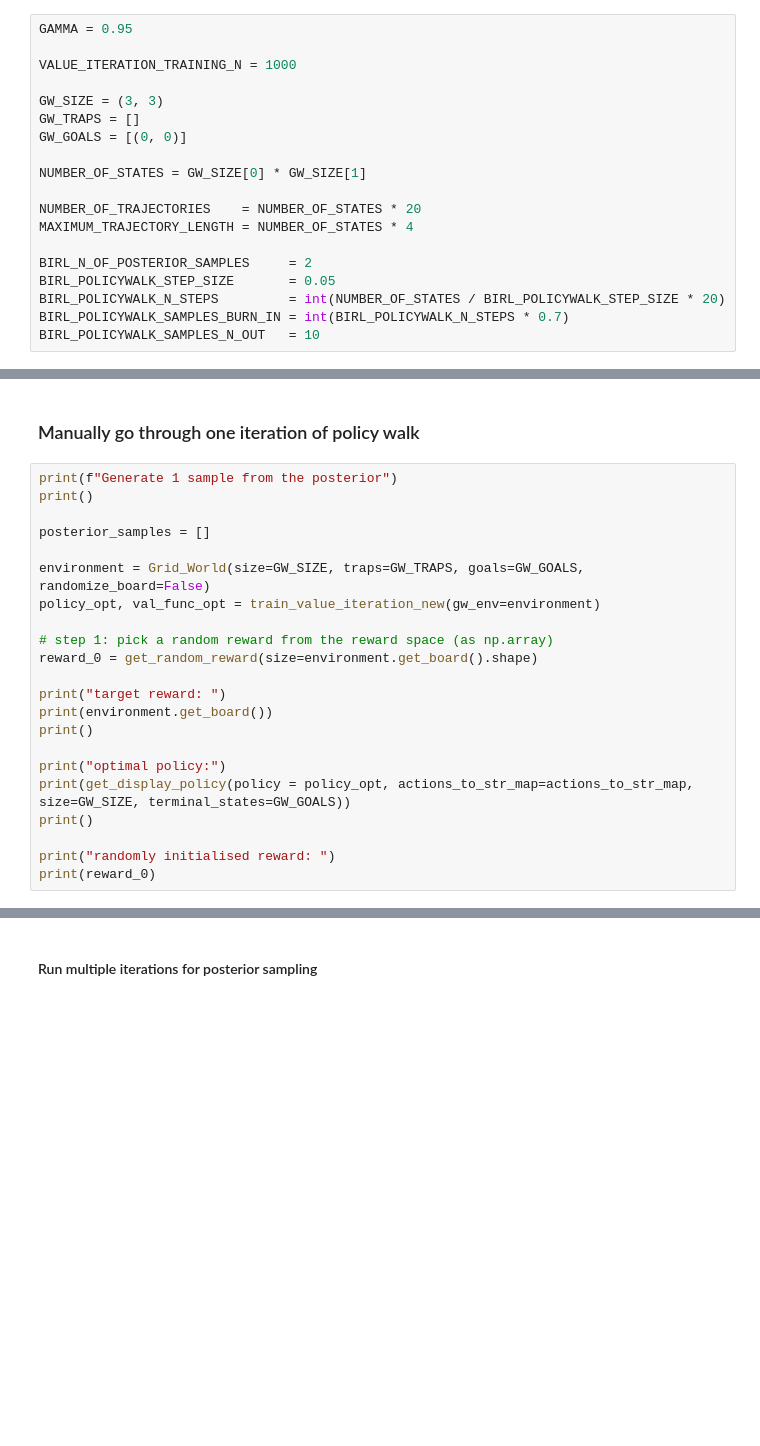
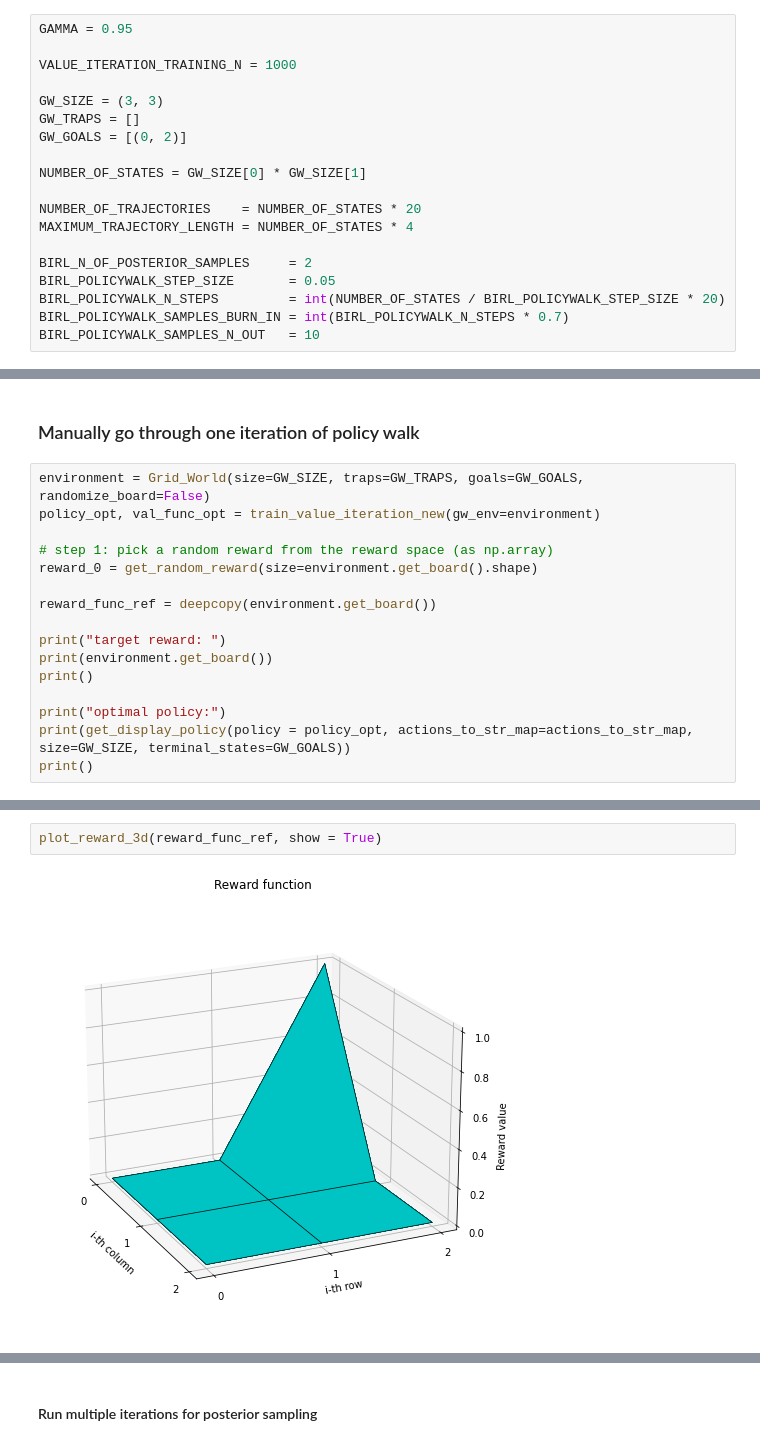
Before and after one commit to NiklasAndMaxRL/IRL_project, a Jupyter notebook: Presentation.ipynb, the cells around one changed output, grey strips where cells are left out. Drawn from its saved outputs; the diff is of its cells as text; blank space fills up the shorter version.

```diff
--- a/Presentation.ipynb
+++ b/Presentation.ipynb
@@ -1049,7 +978,7 @@ VALUE_ITERATION_TRAINING_N = 1000
 
 GW_SIZE = (3, 3)
 GW_TRAPS = []
-GW_GOALS = [(0, 0)]
+GW_GOALS = [(0, 2)]
 
 NUMBER_OF_STATES = GW_SIZE[0] * GW_SIZE[1]
 
@@ -1087,16 +1016,13 @@ Generating 180 trajectories...
 # %% [markdown]
 ### Manually go through one iteration of policy walk
 # %%
-print(f"Generate 1 sample from the posterior")
-print()
-
-posterior_samples = []
-
 environment = Grid_World(size=GW_SIZE, traps=GW_TRAPS, goals=GW_GOALS, randomize_board=False)
 policy_opt, val_func_opt = train_value_iteration_new(gw_env=environment)
 
 # step 1: pick a random reward from the reward space (as np.array)
 reward_0 = get_random_reward(size=environment.get_board().shape)
+
+reward_func_ref = deepcopy(environment.get_board())
 
 print("target reward: ")
 print(environment.get_board())
@@ -1105,7 +1031,4 @@ print()
 print("optimal policy:")
 print(get_display_policy(policy = policy_opt, actions_to_str_map=actions_to_str_map, size=GW_SIZE, terminal_states=GW_GOALS))
 print()
-
-print("randomly initialised reward: ")
-print(reward_0)
 # %% [output]
@@ -1196,0 +1107,4 @@ else:
+# %%
+plot_reward_3d(reward_func_ref, show = True)
+# %% [output]
+[figure, added]
```
Also changed, not shown: parts of 68 cells of this notebook, 4 other files.
